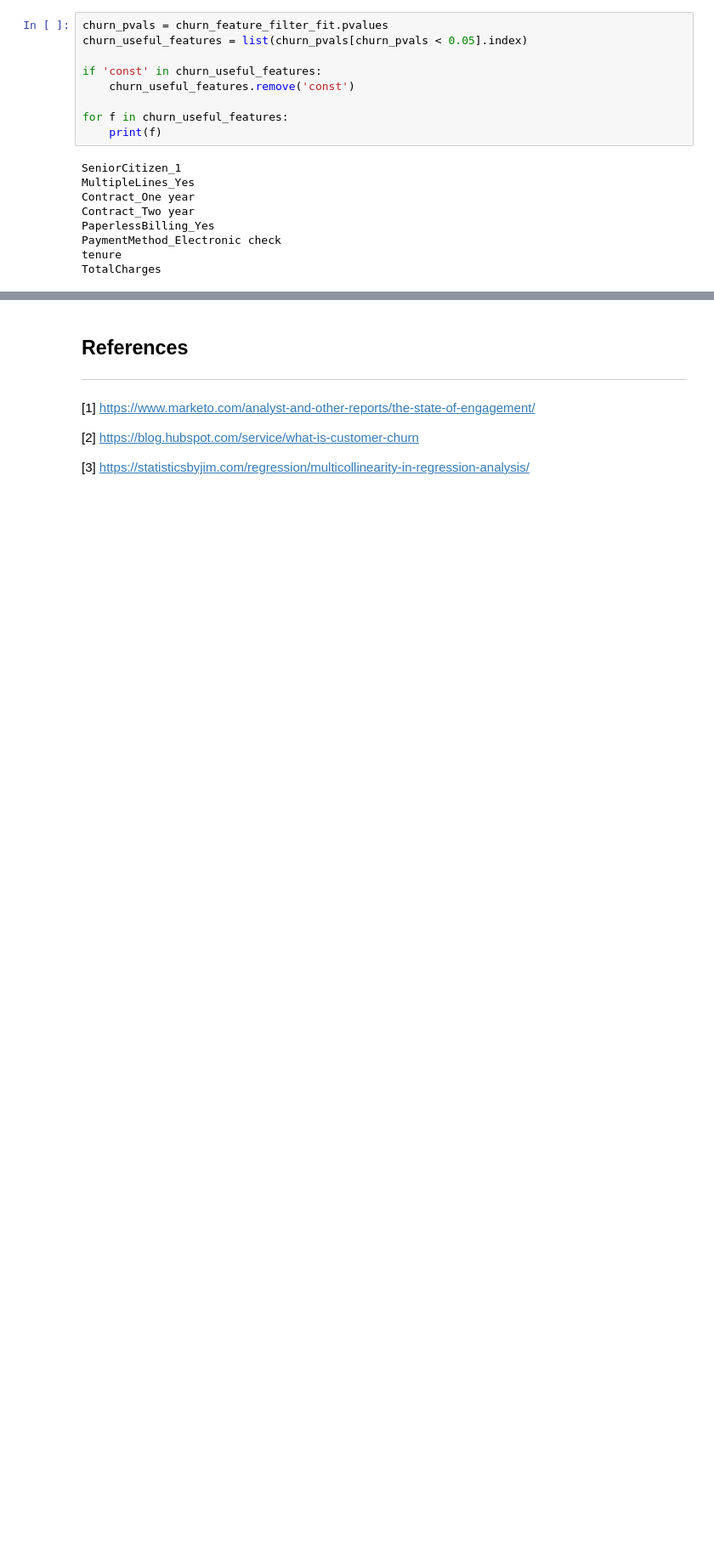
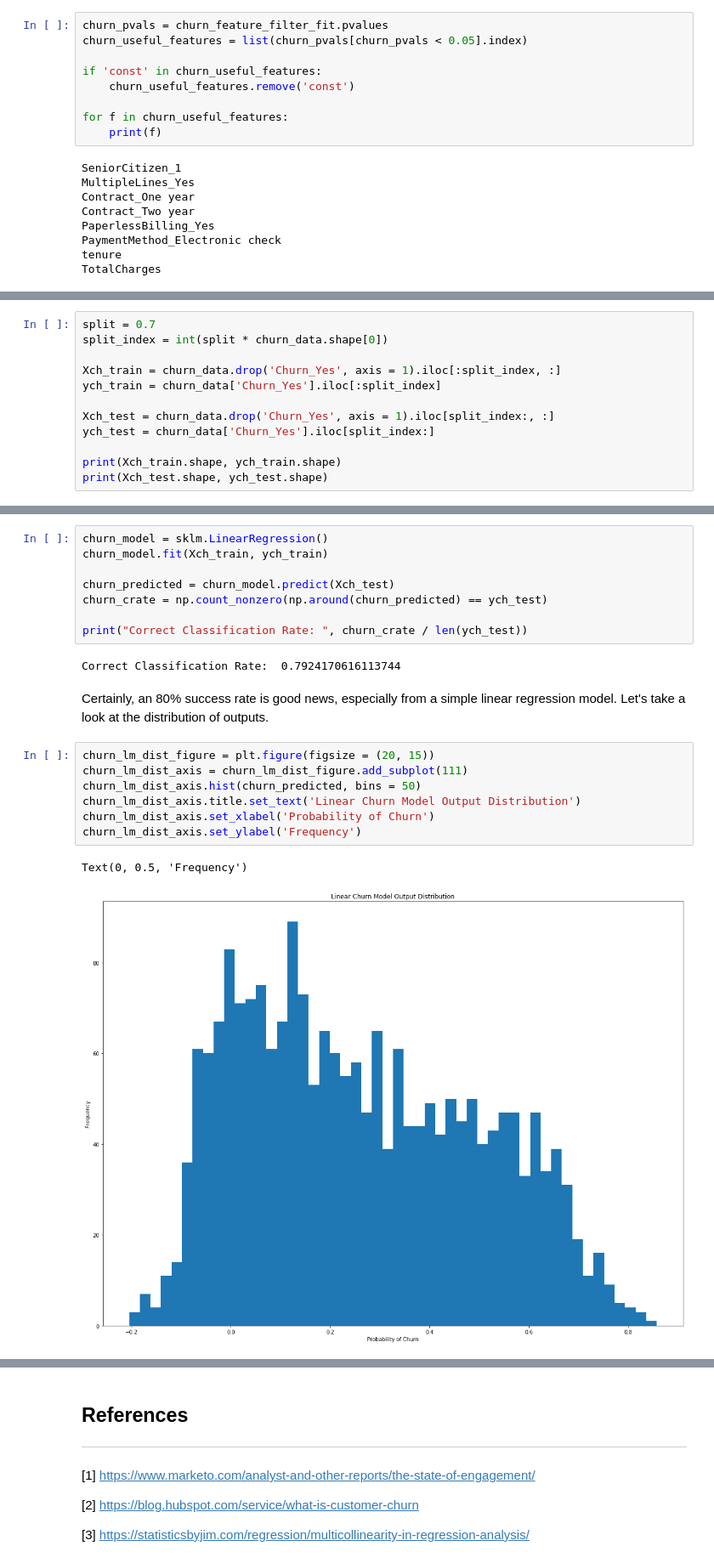
Before and after one commit to austindkoenig/customer-analytics-project, a Jupyter notebook: koenig-prog-assignment.ipynb, the cells around one changed output, grey strips where cells are left out. Shown at 85% size. Cells and saved outputs as stored; diff of their text form; blank space fills up the shorter version.

```diff
--- a/koenig-prog-assignment.ipynb
+++ b/koenig-prog-assignment.ipynb
@@ -259,0 +276,12 @@ Clearly, we need to use a classification model. However, there are many differen
+# %%
+split = 0.7
+split_index = int(split * churn_data.shape[0])
+
+Xch_train = churn_data.drop('Churn_Yes', axis = 1).iloc[:split_index, :]
+ych_train = churn_data['Churn_Yes'].iloc[:split_index]
+
+Xch_test = churn_data.drop('Churn_Yes', axis = 1).iloc[split_index:, :]
+ych_test = churn_data['Churn_Yes'].iloc[split_index:]
+
+print(Xch_train.shape, ych_train.shape)
+print(Xch_test.shape, ych_test.shape)
@@ -259,0 +291,22 @@ Clearly, we need to use a classification model. However, there are many differen
+# %%
+churn_model = sklm.LinearRegression()
+churn_model.fit(Xch_train, ych_train)
+
+churn_predicted = churn_model.predict(Xch_test)
+churn_crate = np.count_nonzero(np.around(churn_predicted) == ych_test)
+
+print("Correct Classification Rate: ", churn_crate / len(ych_test))
+# %% [output]
+Correct Classification Rate:  0.7924170616113744
+# %% [markdown]
+Certainly, an 80% success rate is good news, especially from a simple linear regression model. Let's take a look at the distribution of outputs.
+# %%
+churn_lm_dist_figure = plt.figure(figsize = (20, 15))
+churn_lm_dist_axis = churn_lm_dist_figure.add_subplot(111)
+churn_lm_dist_axis.hist(churn_predicted, bins = 50)
+churn_lm_dist_axis.title.set_text('Linear Churn Model Output Distribution')
+churn_lm_dist_axis.set_xlabel('Probability of Churn')
+churn_lm_dist_axis.set_ylabel('Frequency')
+# %% [output]
+Text(0, 0.5, 'Frequency')
+[figure, added]
```
Also changed, not shown: parts of 31 cells of this notebook.
